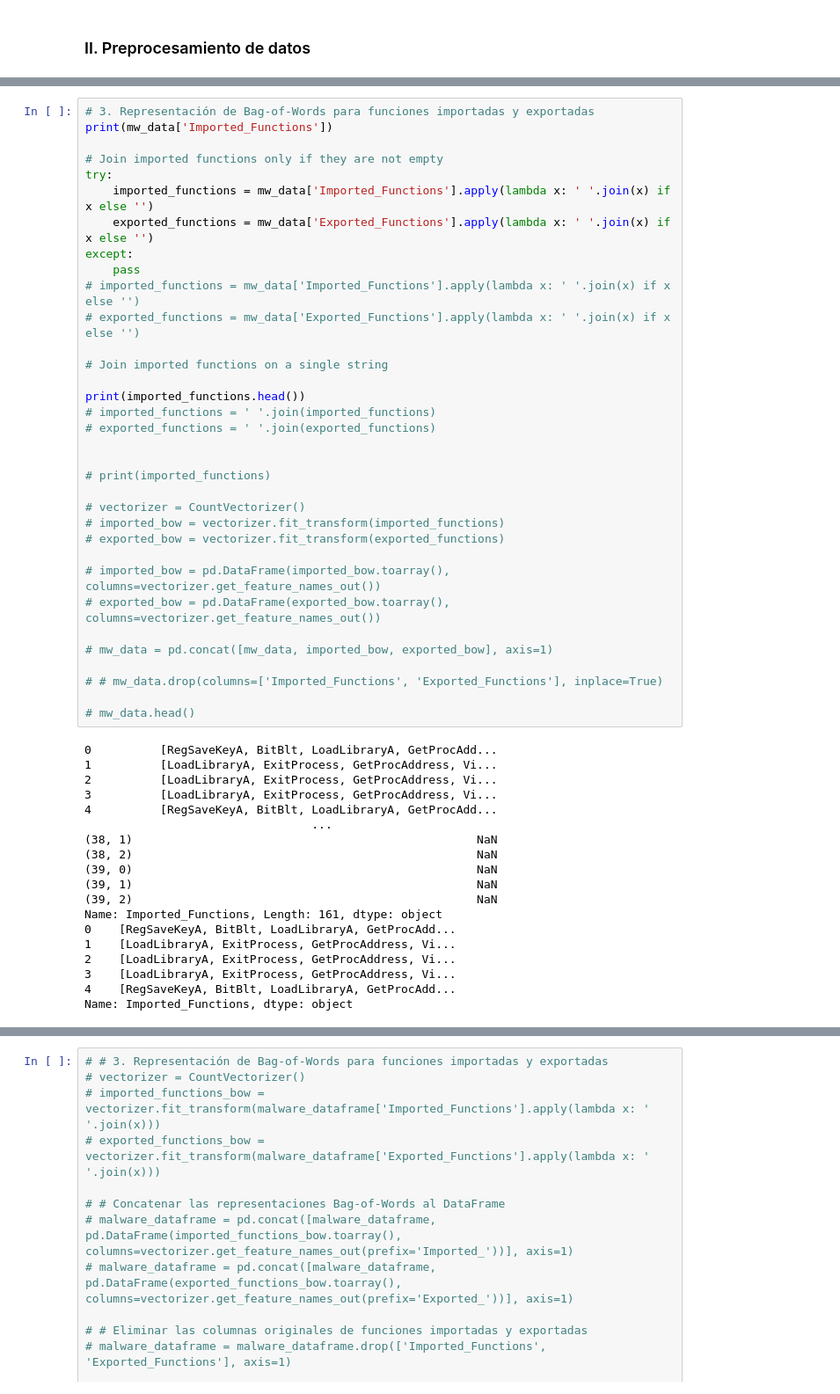
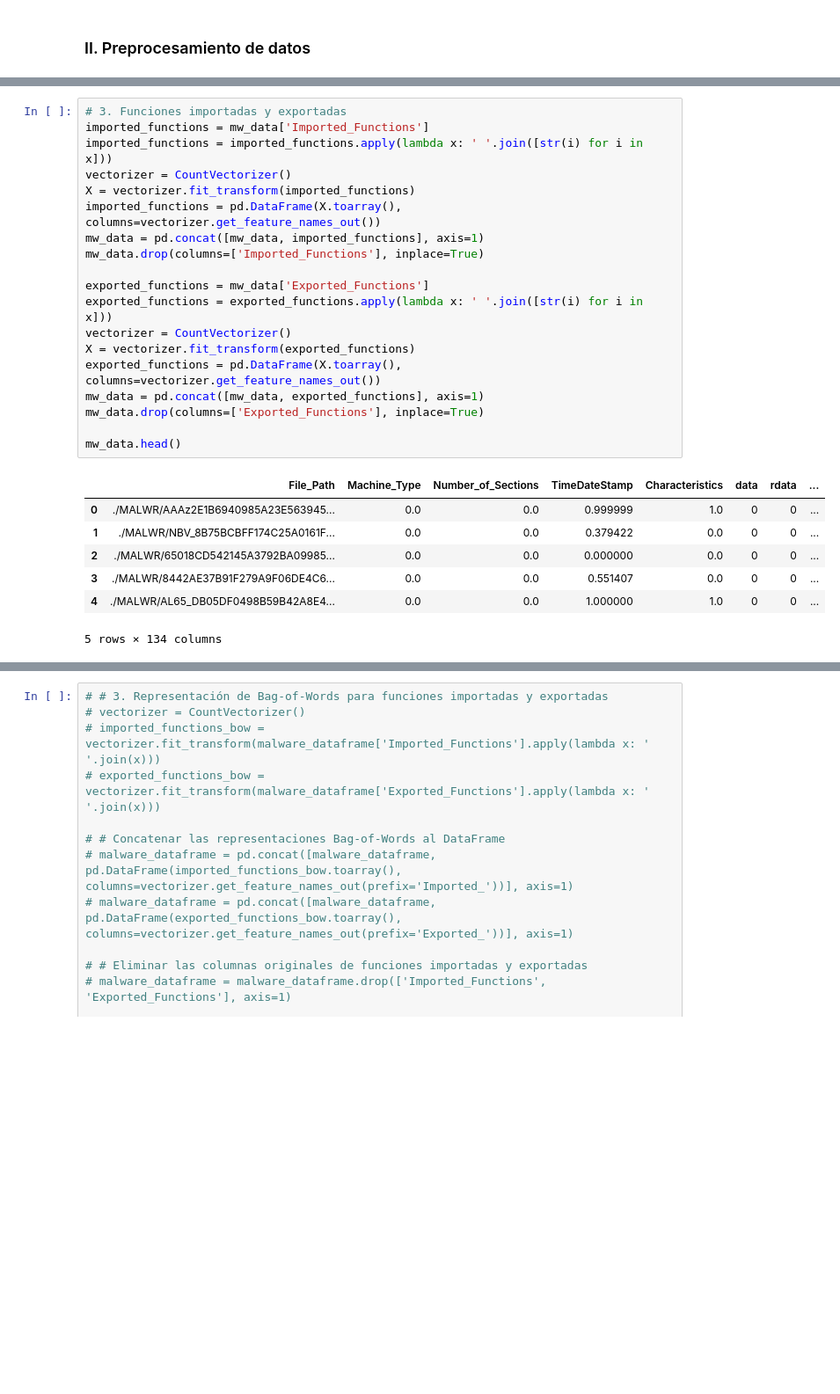
Before and after one commit to andresdlRoca/Lab4_SDS, a Jupyter notebook: lab4.ipynb, the cells around one changed output, grey strips where cells are left out. Shown at 88% size. Drawn from its saved outputs; the diff is of its cells as text; blank space fills up the shorter version.

```diff
--- a/lab4.ipynb
+++ b/lab4.ipynb
@@ -160,53 +206,27 @@ mw_data.head()
-# %%
-# 3. Representación de Bag-of-Words para funciones importadas y exportadas
-print(mw_data['Imported_Functions'])
-
-# Join imported functions only if they are not empty
-try:
-    imported_functions = mw_data['Imported_Functions'].apply(lambda x: ' '.join(x) if x else '')
-    exported_functions = mw_data['Exported_Functions'].apply(lambda x: ' '.join(x) if x else '')
-except:
-    pass
-# imported_functions = mw_data['Imported_Functions'].apply(lambda x: ' '.join(x) if x else '')
-# exported_functions = mw_data['Exported_Functions'].apply(lambda x: ' '.join(x) if x else '')
-
-# Join imported functions on a single string
-
-print(imported_functions.head())
-# imported_functions = ' '.join(imported_functions)
-# exported_functions = ' '.join(exported_functions)
-
-
-# print(imported_functions)
-
-# vectorizer = CountVectorizer()
-# imported_bow = vectorizer.fit_transform(imported_functions)
-# exported_bow = vectorizer.fit_transform(exported_functions)
-
-# imported_bow = pd.DataFrame(imported_bow.toarray(), columns=vectorizer.get_feature_names_out())
-# exported_bow = pd.DataFrame(exported_bow.toarray(), columns=vectorizer.get_feature_names_out())
-
-# mw_data = pd.concat([mw_data, imported_bow, exported_bow], axis=1)
-
-# # mw_data.drop(columns=['Imported_Functions', 'Exported_Functions'], inplace=True)
-
-# mw_data.head()
-# %% [output]
-0          [RegSaveKeyA, BitBlt, LoadLibraryA, GetProcAdd...
-1          [LoadLibraryA, ExitProcess, GetProcAddress, Vi...
-2          [LoadLibraryA, ExitProcess, GetProcAddress, Vi...
-3          [LoadLibraryA, ExitProcess, GetProcAddress, Vi...
-4          [RegSaveKeyA, BitBlt, LoadLibraryA, GetProcAdd...
-                                 ...
-(38, 1)                                                  NaN
-(38, 2)                                                  NaN
-(39, 0)                                                  NaN
-(39, 1)                                                  NaN
-(39, 2)                                                  NaN
-Name: Imported_Functions, Length: 161, dtype: object
-0    [RegSaveKeyA, BitBlt, LoadLibraryA, GetProcAdd...
-1    [LoadLibraryA, ExitProcess, GetProcAddress, Vi...
-2    [LoadLibraryA, ExitProcess, GetProcAddress, Vi...
-3    [LoadLibraryA, ExitProcess, GetProcAddress, Vi...
-4    [RegSaveKeyA, BitBlt, LoadLibraryA, GetProcAdd...
-Name: Imported_Functions, dtype: object
+# %%
+# 3. Funciones importadas y exportadas
+imported_functions = mw_data['Imported_Functions']
+imported_functions = imported_functions.apply(lambda x: ' '.join([str(i) for i in x]))
+vectorizer = CountVectorizer()
+X = vectorizer.fit_transform(imported_functions)
+imported_functions = pd.DataFrame(X.toarray(), columns=vectorizer.get_feature_names_out())
+mw_data = pd.concat([mw_data, imported_functions], axis=1)
+mw_data.drop(columns=['Imported_Functions'], inplace=True)
+
+exported_functions = mw_data['Exported_Functions']
+exported_functions = exported_functions.apply(lambda x: ' '.join([str(i) for i in x]))
+vectorizer = CountVectorizer()
+X = vectorizer.fit_transform(exported_functions)
+exported_functions = pd.DataFrame(X.toarray(), columns=vectorizer.get_feature_names_out())
+mw_data = pd.concat([mw_data, exported_functions], axis=1)
+mw_data.drop(columns=['Exported_Functions'], inplace=True)
+
+mw_data.head()
+# %% [output]
+|  | File_Path | Machine_Type | Number_of_Sections | TimeDateStamp | Characteristics | data | rdata | ... |
+| 0 | ./MALWR/AAAz2E1B6940985A23E563945... | 0.0 | 0.0 | 0.999999 | 1.0 | 0 | 0 | ... |
+| 1 | ./MALWR/NBV_8B75BCBFF174C25A0161F... | 0.0 | 0.0 | 0.379422 | 0.0 | 0 | 0 | ... |
+| 2 | ./MALWR/65018CD542145A3792BA09985... | 0.0 | 0.0 | 0.000000 | 0.0 | 0 | 0 | ... |
+| 3 | ./MALWR/8442AE37B91F279A9F06DE4C6... | 0.0 | 0.0 | 0.551407 | 0.0 | 0 | 0 | ... |
+| 4 | ./MALWR/AL65_DB05DF0498B59B42A8E4... | 0.0 | 0.0 | 1.000000 | 1.0 | 0 | 0 | ... |
+5 rows × 134 columns
```
Also changed, not shown: parts of 11 cells of this notebook, 1 other file.
